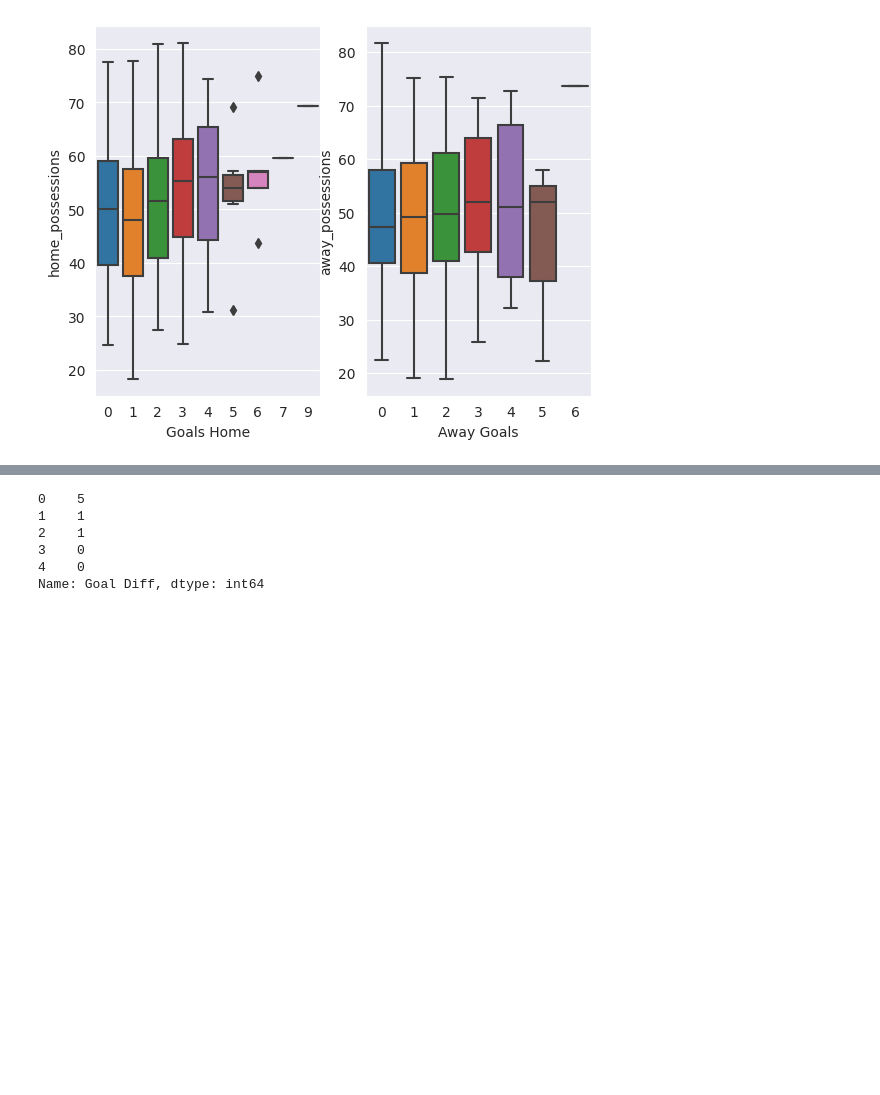
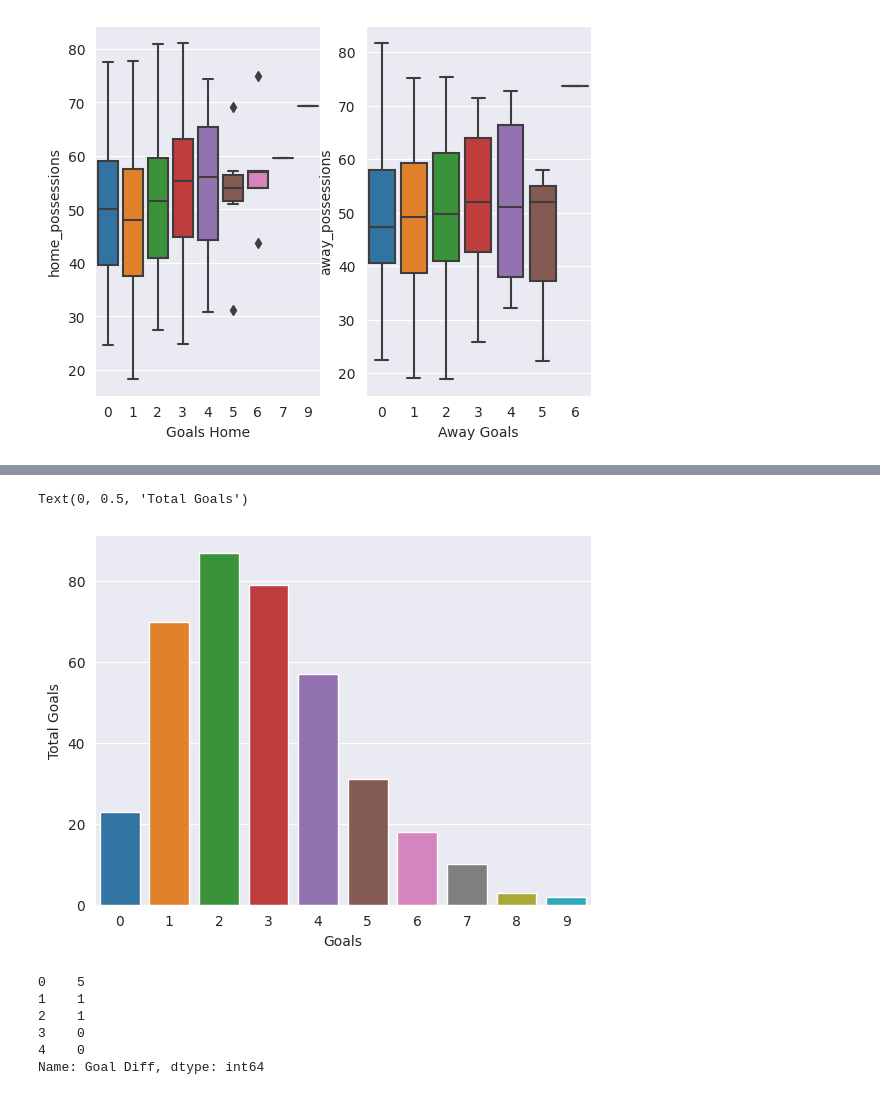
Before and after one commit to halilkkaya/premier-league-python, a Jupyter notebook: premier-league.ipynb, the cells around one changed output, grey strips where cells are left out. Saved outputs shown, nothing was run; the diff lists cells and outputs as text; code cells hidden in the pictures; blank space fills up the shorter version.

```diff
--- a/premier-league.ipynb
+++ b/premier-league.ipynb
@@ -154,3 +162,11 @@ plt.show()
+# %%
+sns.countplot(df, x=df["Goals Home"]+df["Away Goals"])
+plt.xlabel("Goals")
+plt.ylabel("Total Goals")
+# The graph showing the number of occurrences for each goal count
+# %% [output]
+Text(0, 0.5, 'Total Goals')
+[figure, added]
 # %%
 df["Goal Diff"] = df["Goals Home"] - df["Away Goals"]
 df["Goal Diff"].head()
```
Also changed, not shown: parts of 3 cells of this notebook.
